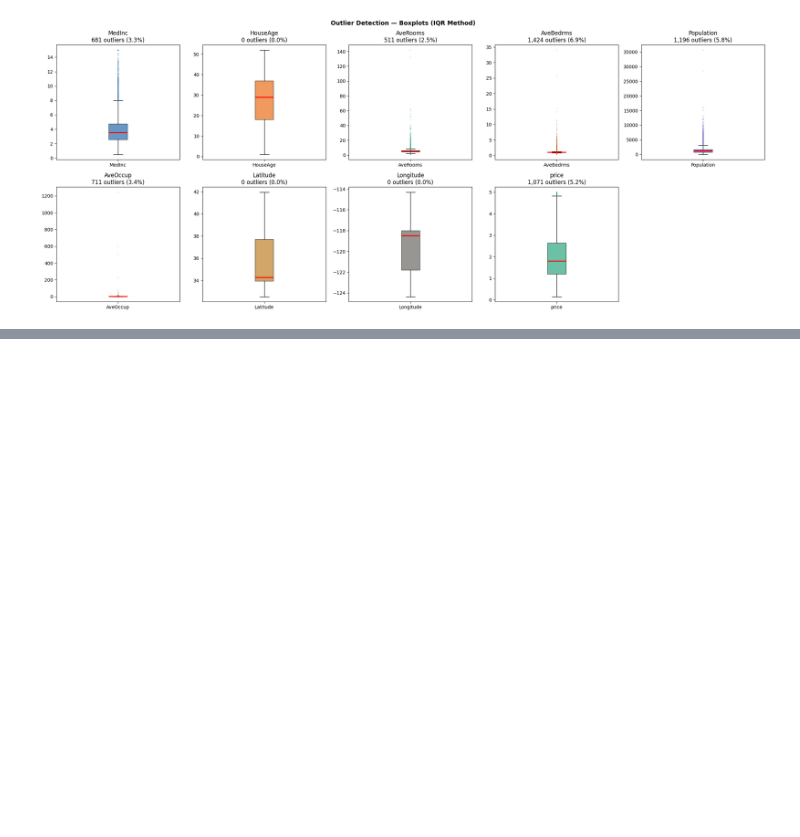
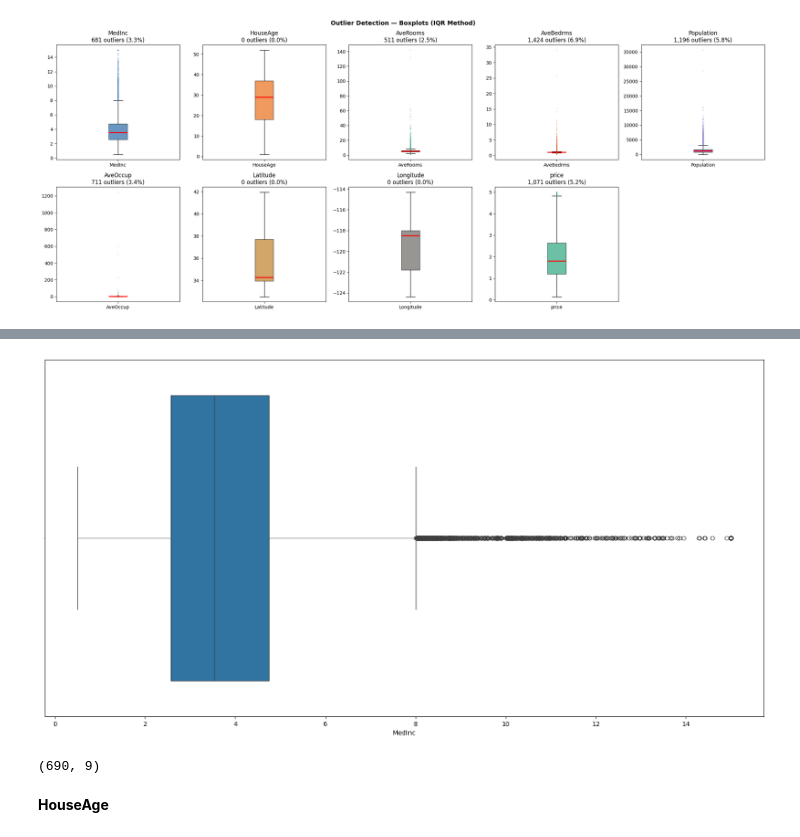
Before and after one commit to MudaserShah/Machine-learning-Projects, a Jupyter notebook: house-price-ml/notebook.ipynb, the cells around one changed output, grey strips where cells are left out. Cells and saved outputs as stored; diff of their text form; code cells hidden in the pictures; blank space fills up the shorter version.

```diff
--- a/house-price-ml/notebook.ipynb
+++ b/house-price-ml/notebook.ipynb
@@ -357,0 +507,14 @@ plt.show()
+# %%
+#now check the outliers using Box plot
+fig = plt.figure(figsize=(20, 10))
+sns.boxplot(data=df['MedInc'], orient="h")
+plt.show()
+# %% [output]
+[figure, added]
+# %%
+#now check how many people have medinc greter than 8
+df[df['MedInc'] > 8].shape
+# %% [output]
+(690, 9)
+# %% [markdown]
+**HouseAge**
```
Also changed, not shown: parts of 44 cells of this notebook.
